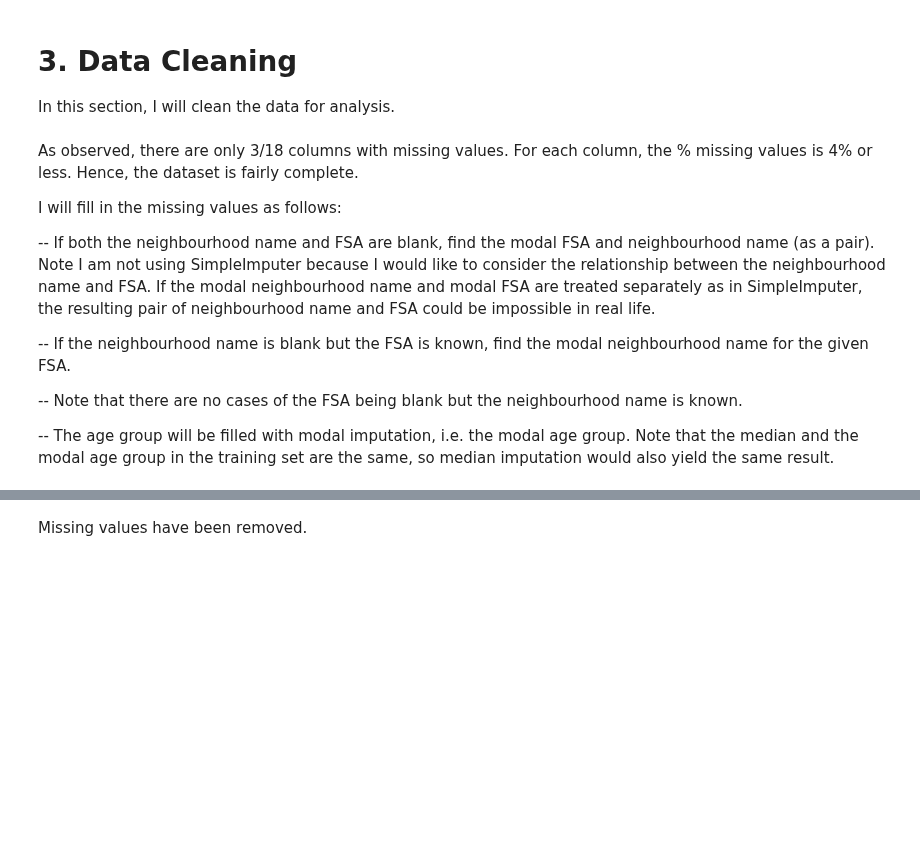
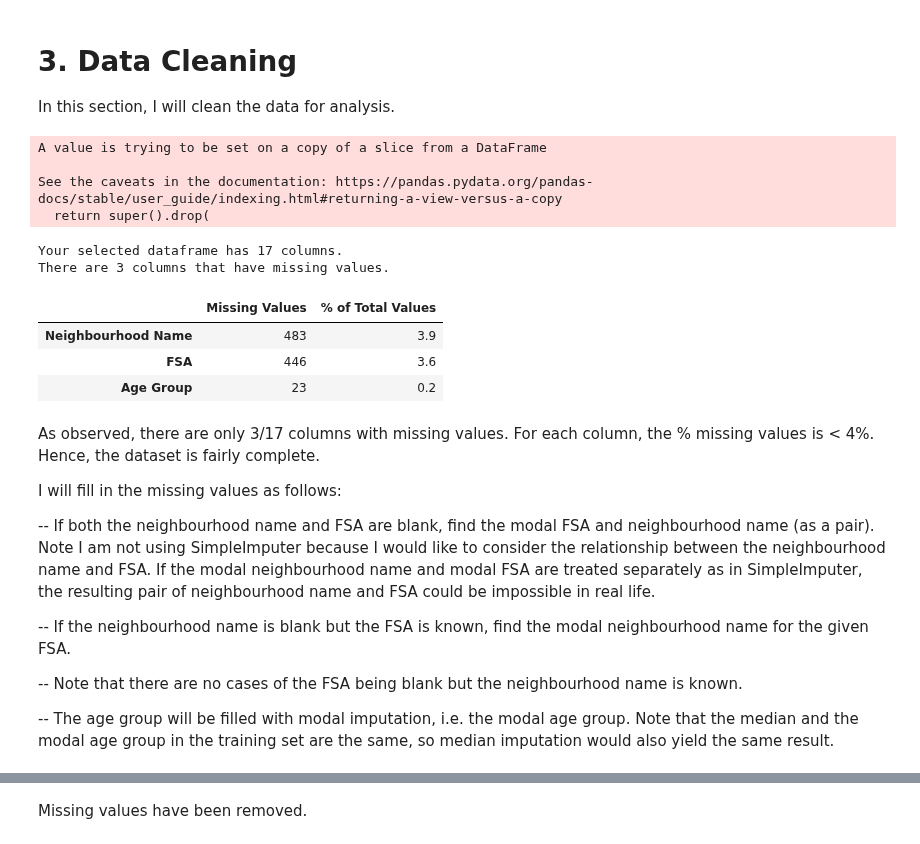
Before and after one commit to adrienne-siu/toronto_covid-19_cases_project, a Jupyter notebook: toronto_covid_notebook.ipynb, the cells around one changed output, grey strips where cells are left out. Drawn from its saved outputs; the diff is of its cells as text; code cells hidden in the pictures; blank space fills up the shorter version.

Commit message:
Works up until end of Data Cleaning. Need to check removal of active cases. May want to move EDA plots to after Data Cleaning.

```diff
--- a/toronto_covid_notebook.ipynb
+++ b/toronto_covid_notebook.ipynb
@@ -293,6 +293,24 @@ Resolved cases:
 # 3. Data Cleaning
 
 In this section, I will clean the data for analysis.
+# %%
+# Remove Outcome = Active cases
+# Get indices of active cases
+active_idx_train = y_train[y_train=='ACTIVE'].index
+active_idx_valid = y_valid[y_valid=='ACTIVE'].index
+
+# Delete the row indices of active cases from y
+y_train.drop(active_idx_train, inplace=True)
+y_valid.drop(active_idx_valid, inplace=True)
+
+# Delete the row indices of active cases from y
+X_train.drop(active_idx_train, inplace=True)
+X_valid.drop(active_idx_valid, inplace=True)
+# %% [output]
+A value is trying to be set on a copy of a slice from a DataFrame
+
+See the caveats in the documentation: https://pandas.pydata.org/pandas-docs/stable/user_guide/indexing.html#returning-a-view-versus-a-copy
+  return super().drop(
 # %%
 # Function to create a table of missing values in columns
 # Function written by Nikos Tavoularis on Stack Overflow: https://stackoverflow.com/questions/26266362/how-to-count-the-nan-values-in-a-column-in-pandas-dataframe/39734251#39734251
@@ -321,9 +339,16 @@ def missing_values_table(df):
         return mis_val_table_ren_columns
 # %%
 # Create table of missing values
-missing_values_table(covid_data)
+missing_values_table(X_train)
+# %% [output]
+Your selected dataframe has 17 columns.
+There are 3 columns that have missing values.
+|  | Missing Values | % of Total Values |
+| Neighbourhood Name | 483 | 3.9 |
+| FSA | 446 | 3.6 |
+| Age Group | 23 | 0.2 |
 # %% [markdown]
-As observed, there are only 3/18 columns with missing values. For each column, the % missing values is 4% or less. Hence, the dataset is fairly complete.
+As observed, there are only 3/17 columns with missing values. For each column, the % missing values is < 4%. Hence, the dataset is fairly complete.
 
 I will fill in the missing values as follows:
 
```
Also changed, not shown: parts of 4 cells of this notebook.
